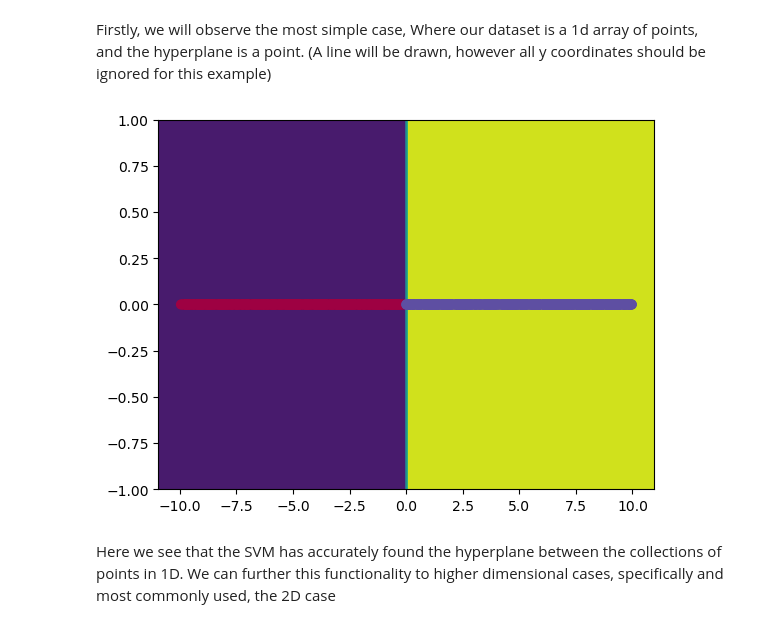
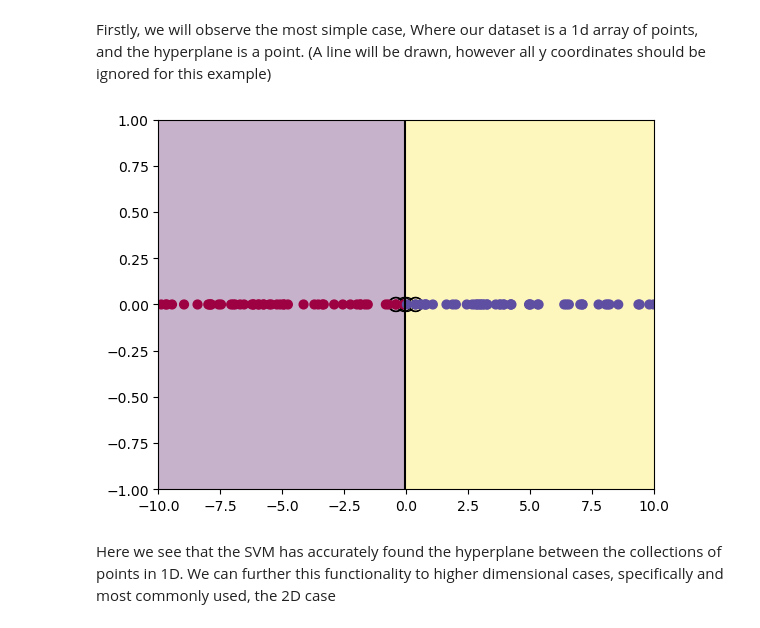
Before and after one commit to goshawk22/ma124-ml, a Jupyter notebook: Section B/Section B - SVM.ipynb, the cells around one changed output. Cells and saved outputs as stored; diff of their text form; code cells hidden in the pictures.

```diff
--- a/Section B/Section B - SVM.ipynb
+++ b/Section B/Section B - SVM.ipynb
@@ -11,28 +11,54 @@ Firstly, we will observe the most simple case, Where our dataset is a 1d array o
 # %%
 # Firstly, we import the required libraries we will make use of in this chapter
 import numpy as np
 import matplotlib.pyplot as plt
 from sklearn import svm
 from sklearn.inspection import DecisionBoundaryDisplay
 
 # We then generate a set of data to train upon
-N = 1000
+N = 100
 X = np.zeros((N,2))
 y = np.zeros(N)
 Y = np.zeros(N)
 
 for i in range(len(X[:,0])):
     X[i,0] = np.random.random()*20-10
     if X[i,0] > 0: # Here we set the boundary of the data to be the line x > 0, which determines the colour of the points. The learning alogorithm doesn't know this.
         y[i] = 1
 
-clf = svm.SVC()
-clf.fit(X, y)
-DecisionBoundaryDisplay.from_estimator(clf,X,response_method="predict")
-plt.scatter(X[:,0],X[:,1],c=y,s=40,cmap=plt.cm.Spectral)
+_, ax = plt.subplots()
+ax.set(xlim=(-10,10), ylim=(-1, 1)) # We form the canvas to plot upon
+
+clf = svm.SVC(kernel="linear")
+clf.fit(X, y) # Here we fit the model to the data using the SVM function in sklearn
+
+common_params = {"estimator": clf, "X": X, "ax": ax}
+DecisionBoundaryDisplay.from_estimator(
+    **common_params,
+    response_method="predict",
+    plot_method="pcolormesh",
+    alpha=0.3,
+    grid_resolution = 1000
+)
+DecisionBoundaryDisplay.from_estimator(
+    **common_params,
+    response_method="decision_function",
+    plot_method="contour",
+    levels=0,
+    colors="k",
+    #linestyles=["--", "-", "--"],
+)
+ax.scatter(
+    clf.support_vectors_[:, 0],
+    clf.support_vectors_[:, 1],
+    s=100,
+    facecolors="none",
+    edgecolors="k",
+)
+ax.scatter(X[:,0],X[:,1],c=y,s=40,cmap=plt.cm.Spectral)
 plt.show()
 # %% [output]
-[figure, old version]
+[figure, new version]
 # %% [markdown]
 Here we see that the SVM has accurately found the hyperplane between the collections of points in 1D. We can further this functionality to higher dimensional cases, specifically and most commonly used, the 2D case
 # %% [markdown]
```
Also changed, not shown: parts of 21 cells of this notebook.
